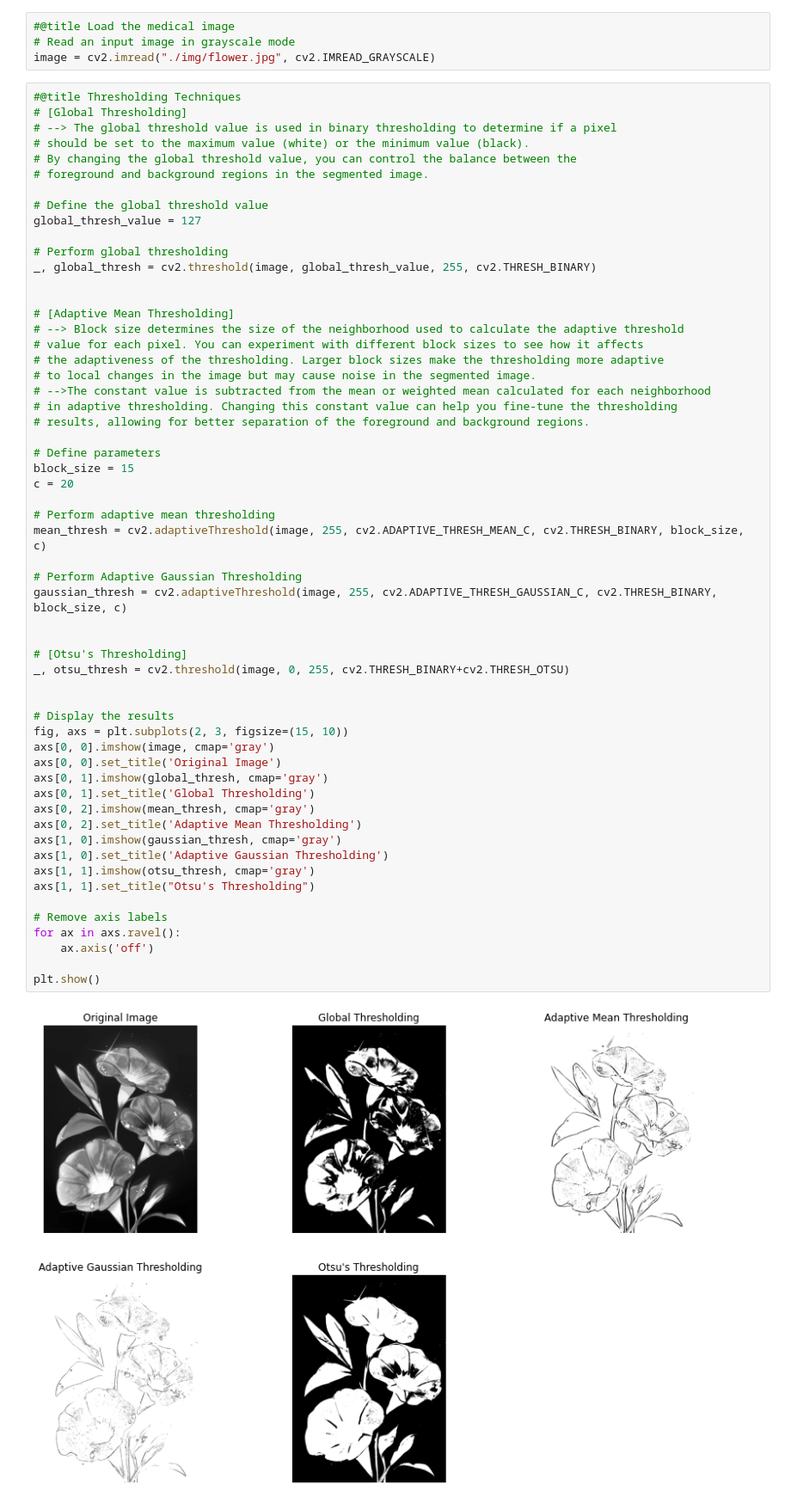
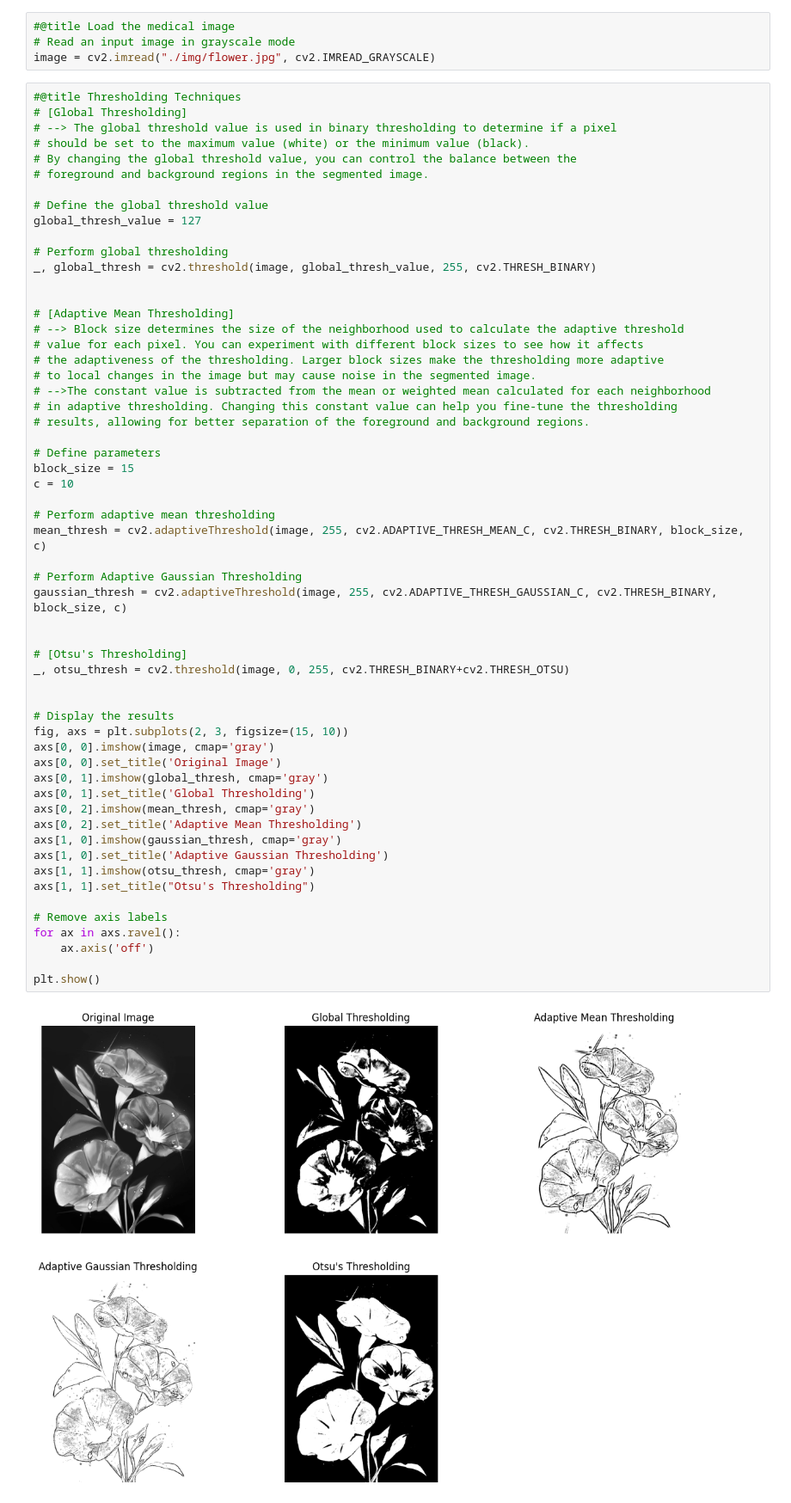
Before and after one commit to kimmchii/cv, a Jupyter notebook: jed/week11/Image_Segmentation_(Public).ipynb, the cells around one changed output. Shown at 86% size. Saved outputs shown, nothing was run; the diff lists cells and outputs as text.

```diff
--- a/jed/week11/Image_Segmentation_(Public).ipynb
+++ b/jed/week11/Image_Segmentation_(Public).ipynb
@@ -39,39 +39,39 @@ _, global_thresh = cv2.threshold(image, global_thresh_value, 255, cv2.THRESH_BIN
 
 # Define parameters
 block_size = 15
-c = 20
+c = 10
 
 # Perform adaptive mean thresholding
 mean_thresh = cv2.adaptiveThreshold(image, 255, cv2.ADAPTIVE_THRESH_MEAN_C, cv2.THRESH_BINARY, block_size, c)
 
 # Perform Adaptive Gaussian Thresholding
 gaussian_thresh = cv2.adaptiveThreshold(image, 255, cv2.ADAPTIVE_THRESH_GAUSSIAN_C, cv2.THRESH_BINARY, block_size, c)
 
 
 # [Otsu's Thresholding]
 _, otsu_thresh = cv2.threshold(image, 0, 255, cv2.THRESH_BINARY+cv2.THRESH_OTSU)
 
 
 # Display the results
 fig, axs = plt.subplots(2, 3, figsize=(15, 10))
 axs[0, 0].imshow(image, cmap='gray')
 axs[0, 0].set_title('Original Image')
 axs[0, 1].imshow(global_thresh, cmap='gray')
 axs[0, 1].set_title('Global Thresholding')
 axs[0, 2].imshow(mean_thresh, cmap='gray')
 axs[0, 2].set_title('Adaptive Mean Thresholding')
 axs[1, 0].imshow(gaussian_thresh, cmap='gray')
 axs[1, 0].set_title('Adaptive Gaussian Thresholding')
 axs[1, 1].imshow(otsu_thresh, cmap='gray')
 axs[1, 1].set_title("Otsu's Thresholding")
 
 # Remove axis labels
 for ax in axs.ravel():
     ax.axis('off')
 
 plt.show()
 # %% [output]
-[figure, old version]
+[figure, new version]
 # %%
 #@title Region Growing (Simple Example)
 def region_growing(img, seed, threshold=10):
```
Also changed, not shown: parts of 2 cells of this notebook, 14 other files.
